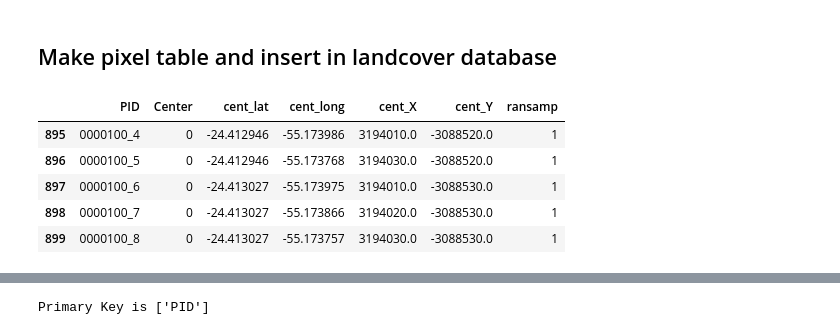
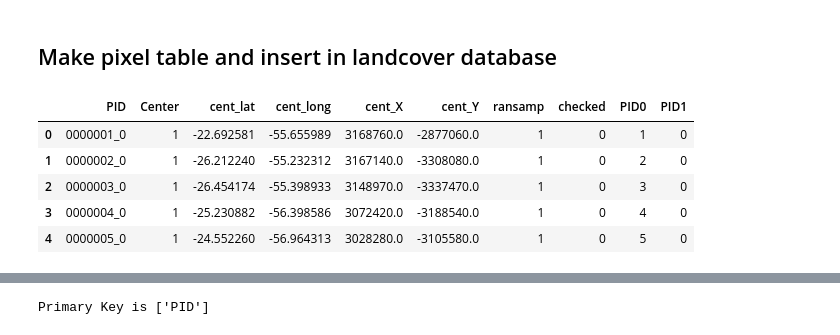
Before and after one commit to klwalker-sb/collectcube, a Jupyter notebook: notebooks/0_Create_sample_pts.ipynb, the cells around one changed output, grey strips where cells are left out. Saved outputs shown, nothing was run; the diff lists cells and outputs as text; code cells hidden in the pictures.

```diff
--- a/notebooks/0_Create_sample_pts.ipynb
+++ b/notebooks/0_Create_sample_pts.ipynb
@@ -77,14 +66,14 @@ polys overlapping image:
 ## Make pixel table and insert in landcover database
 # %%
 ptsdf = make_pixel_table(samppt_shapefile)
-ptsdf.tail()
+ptsdf.head()
 # %% [output]
-|  | PID | Center | cent_lat | cent_long | cent_X | cent_Y | ransamp |
-| 895 | 0000100_4 | 0 | -24.412946 | -55.173986 | 3194010.0 | -3088520.0 | 1 |
-| 896 | 0000100_5 | 0 | -24.412946 | -55.173768 | 3194030.0 | -3088520.0 | 1 |
-| 897 | 0000100_6 | 0 | -24.413027 | -55.173975 | 3194010.0 | -3088530.0 | 1 |
-| 898 | 0000100_7 | 0 | -24.413027 | -55.173866 | 3194020.0 | -3088530.0 | 1 |
-| 899 | 0000100_8 | 0 | -24.413027 | -55.173757 | 3194030.0 | -3088530.0 | 1 |
+|  | PID | Center | cent_lat | cent_long | cent_X | cent_Y | ransamp | checked | PID0 | PID1 |
+| 0 | 0000001_0 | 1 | -22.692581 | -55.655989 | 3168760.0 | -2877060.0 | 1 | 0 | 1 | 0 |
+| 1 | 0000002_0 | 1 | -26.212240 | -55.232312 | 3167140.0 | -3308080.0 | 1 | 0 | 2 | 0 |
+| 2 | 0000003_0 | 1 | -26.454174 | -55.398933 | 3148970.0 | -3337470.0 | 1 | 0 | 3 | 0 |
+| 3 | 0000004_0 | 1 | -25.230882 | -56.398586 | 3072420.0 | -3188540.0 | 1 | 0 | 4 | 0 |
+| 4 | 0000005_0 | 1 | -24.552260 | -56.964313 | 3028280.0 | -3105580.0 | 1 | 0 | 5 | 0 |
 # %%
 local_db_path = '../data/db_samp/landcover.db'
 treat_existing = 'fail' # 'replace' | 'append' | 'fail'
```
Also changed, not shown: parts of 4 cells of this notebook, 8 other files.
